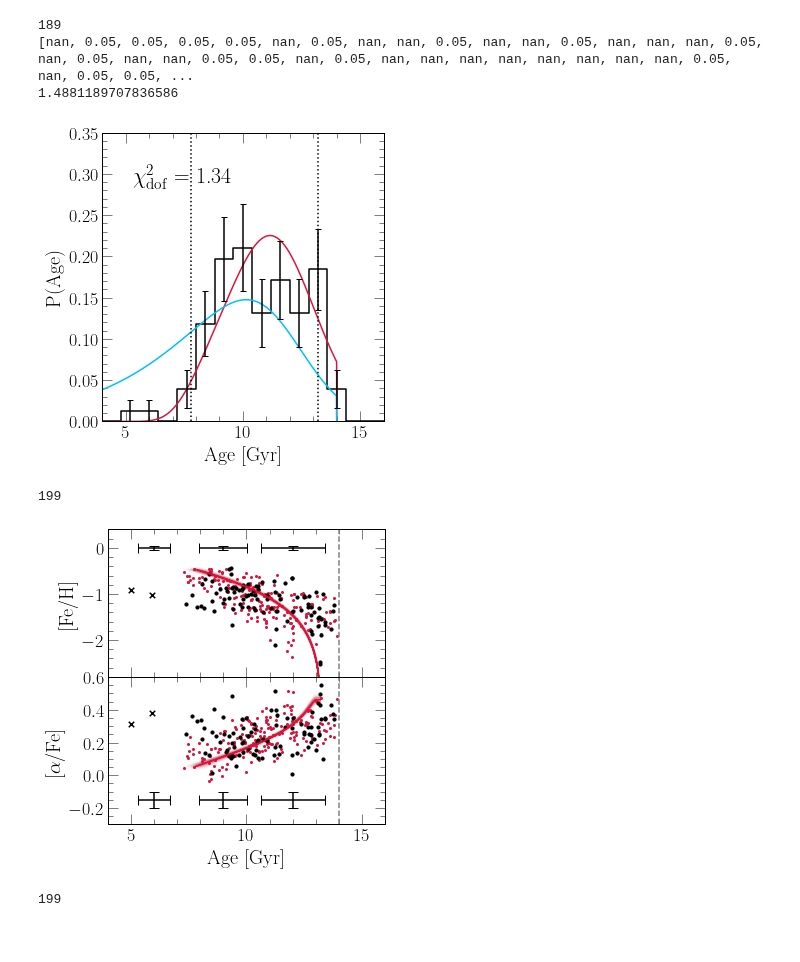
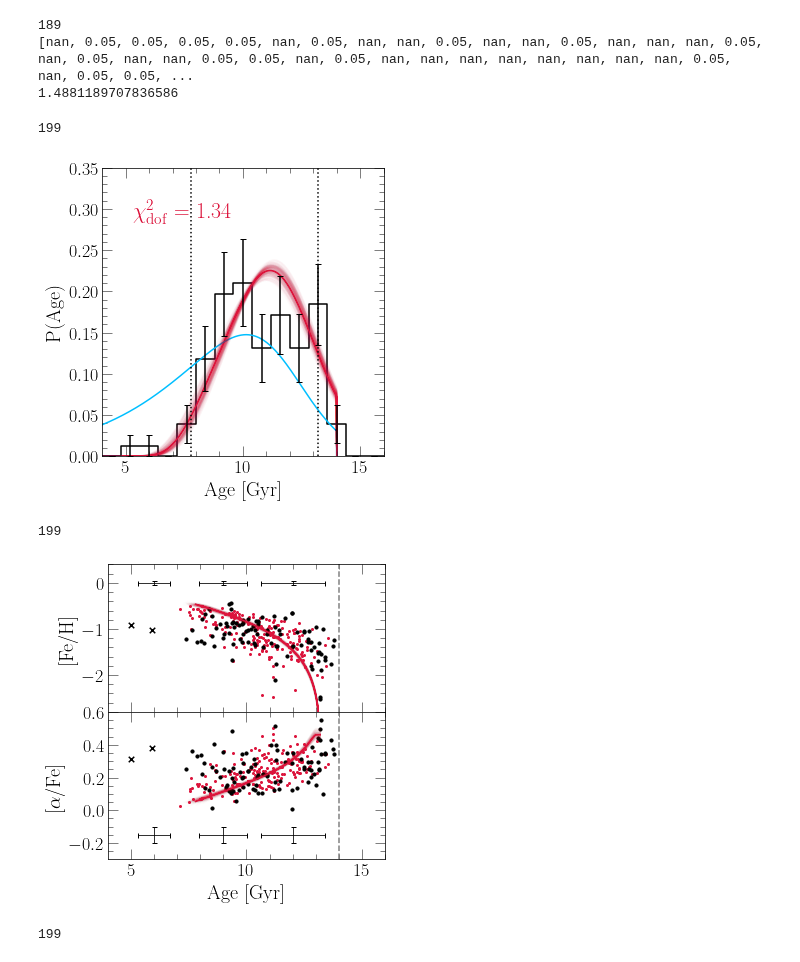
Before and after one commit to giganano/h3halo, a Jupyter notebook: notebooks/paperplots.ipynb, the cells around one changed output. Cells and saved outputs as stored; diff of their text form; code cells hidden in the pictures.

Commit message:
figure updates

```diff
--- a/notebooks/paperplots.ipynb
+++ b/notebooks/paperplots.ipynb
@@ -1409,7 +1413,7 @@ print(chisq / (N - 6))
 [nan, 0.05, 0.05, 0.05, 0.05, nan, 0.05, nan, nan, 0.05, nan, nan, 0.05, nan, nan, nan, 0.05, nan, 0.05, nan, nan, 0.05, 0.05, nan, 0.05, nan, nan, nan, nan, nan, nan, nan, nan, 0.05, nan, 0.05, 0.05, ...
 1.4881189707836586
 # %%
-fig = plt.figure()
+fig = plt.figure(figsize = (5, 5))
 ax = fig.add_subplot(111)
 ax.set_xlabel("Age [Gyr]")
 ax.set_ylabel("P(Age)")
@@ -1476,10 +1480,10 @@ def plotsub(name, **kwargs):
 
 plotsub("gse", c = named_colors()["crimson"])
 plotsub("gse_noages", c = named_colors()["deepskyblue"])
-# for i in range(200):
-#     plotsub(i)
-#     sys.stdout.write("\r%d" % (i))
-# sys.stdout.write("\n")
+for i in range(200):
+    plotsub("gse_subsamples/gse%d" % (i), c = named_colors()["crimson"], alpha = 0.02)
+    sys.stdout.write("\r%d" % (i))
+sys.stdout.write("\n")
 ax.axvline(13.2, c = named_colors()["black"], linestyle = ':')
 ax.axvline(13.2 - 5.4, c = named_colors()["black"], linestyle = ':')
 
@@ -1495,41 +1499,42 @@ ax.axvline(13.2 - 5.4, c = named_colors()["black"], linestyle = ':')
 
 # with vice.singlezone(name = "sampled") as sz:
 #     for i in range(n_subs):
 #         sz.elements = ["fe", "o"]
 #         sz.func = exponential(timescale = chain["tau_in"][indeces[i]])
 #         sz.mode = "ifr"
 #         sz.Mg0 = 0
 #         sz.nthreads = 2
 #         sz.tau_star = chain["tau_star"][indeces[i]]
 #         sz.eta = chain["eta"][indeces[i]]
 #         sz.dt = chain["tau_tot"][indeces[i]] / 500
 #         vice.yields.ccsne.settings['fe'] = chain["y_fe_cc"][indeces[i]]
 #         vice.yields.sneia.settings['fe'] = chain["y_fe_ia"][indeces[i]]
 #         out = sz.run(np.linspace(0, chain["tau_tot"][indeces[i]], 501),
 #             overwrite = True, capture = True)
 
 #         kwargs["alpha"] = 0.02
 #         diff = 13.2 - out.history["time"][-1]
 #         xvals = [_ + diff for _ in out.history["lookback"]]
 #         norm = sum(out.history["sfr"]) * (out.history["time"][1] - out.history["time"][0])
 #         yvals = [_ / norm for _ in out.history["sfr"]]
 #         ax.plot(xvals, yvals, **kwargs)
 
 #         sys.stdout.write("\r%d" % (i))
 # sys.stdout.write("\n")
 
-ax.text(5.3, 0.29, r"$\chi_\text{dof}^2$ = 1.34", fontsize = 22)
+ax.text(5.3, 0.29, r"$\chi_\text{dof}^2$ = 1.34", fontsize = 22, c = named_colors()["crimson"])
 
 plt.tight_layout()
-# for ext in ["pdf", "jpeg"]:
-#     kwargs = {}
-#     if ext == "jpeg": kwargs["dpi"] = 200
-#     plt.savefig("../paper/gsefit_agedist.%s" % (ext), **kwargs)
+for ext in ["pdf", "jpeg"]:
+    kwargs = {}
+    if ext == "jpeg": kwargs["dpi"] = 200
+    plt.savefig("../paper/gsefit_agedist.%s" % (ext), **kwargs)
 plt.show()
 # %% [output]
+199
-[figure, old version]
+[figure, new version]
 # %%
-fig = plt.figure()
+fig = plt.figure(figsize = (5, 5))
 top = fig.add_subplot(211)
 bottom = fig.add_subplot(212)
 for ax in [top, bottom]:
@@ -1573,10 +1578,26 @@ agevals = [6, 9, 12]
 for age in agevals:
     age_err = [[age - 10**(m.log10(age - 0.05 * age * m.log(10)))],
         [10**(m.log10(age + 0.05 * age * m.log(10))) - age]]
-    bottom.errorbar(age, -0.15, xerr = age_err, yerr = med_afe_err, c = named_colors()["black"])
-    top.errorbar(age, 0, xerr = age_err, yerr = med_feh_err, c = named_colors()["black"])
+    kwargs = {
+        "xerr": age_err,
+        "c": named_colors()["black"],
+        "linewidth": 0.8,
+        "capsize": 2.5
+    }
+    bottom.errorbar(age, -0.15, yerr = med_afe_err, **kwargs)
+    top.errorbar(age, 0, yerr = med_feh_err, **kwargs)
 
-with vice.output("./bestfit") as bfout:
+# with vice.output("./gse_noages") as noages:
+#     diff = 13.2 - noages.history["time"][-1]
+#     xvals = [_ + diff for _ in noages.history["lookback"]]
+#     kwargs = {
+#         "c": named_colors()["deepskyblue"],
+#         "zorder": 1000
+#     }
+#     top.plot(xvals, noages.history["[fe/h]"], **kwargs)
+#     bottom.plot(xvals, noages.history["[o/fe]"], **kwargs)
+
+with vice.output("./gse") as bfout:
     diff = 13.2 - bfout.history["time"][-1]
     xvals = [_ + diff for _ in bfout.history["lookback"]]
     kwargs = {
@@ -1602,7 +1623,7 @@ with vice.output("./bestfit") as bfout:
 #     xvals = [(a + b) / 2 for a, b in zip(bins[1:], bins[:-1])]
 
 def plotsampled():
-    with vice.output("./bestfit") as bfout:
+    with vice.output("./gse") as bfout:
         totsfr = sum(bfout.history["sfr"])
         sfrfrac = [_ / totsfr for _ in bfout.history["sfr"]]
         indeces = np.random.choice(list(range(len(sfrfrac))), p = sfrfrac, size = len(gse["[fe/h]"]))
@@ -1687,7 +1708,7 @@ for ext in ["pdf", "jpeg"]:
 plt.show()
 # %% [output]
 199
-[figure, old version]
+[figure, new version]
 # %%
 fig = plt.figure(figsize = (15, 5))
 ax1 = fig.add_subplot(131)
```
Also changed, not shown: parts of 1 cell of this notebook, 9 other files.
